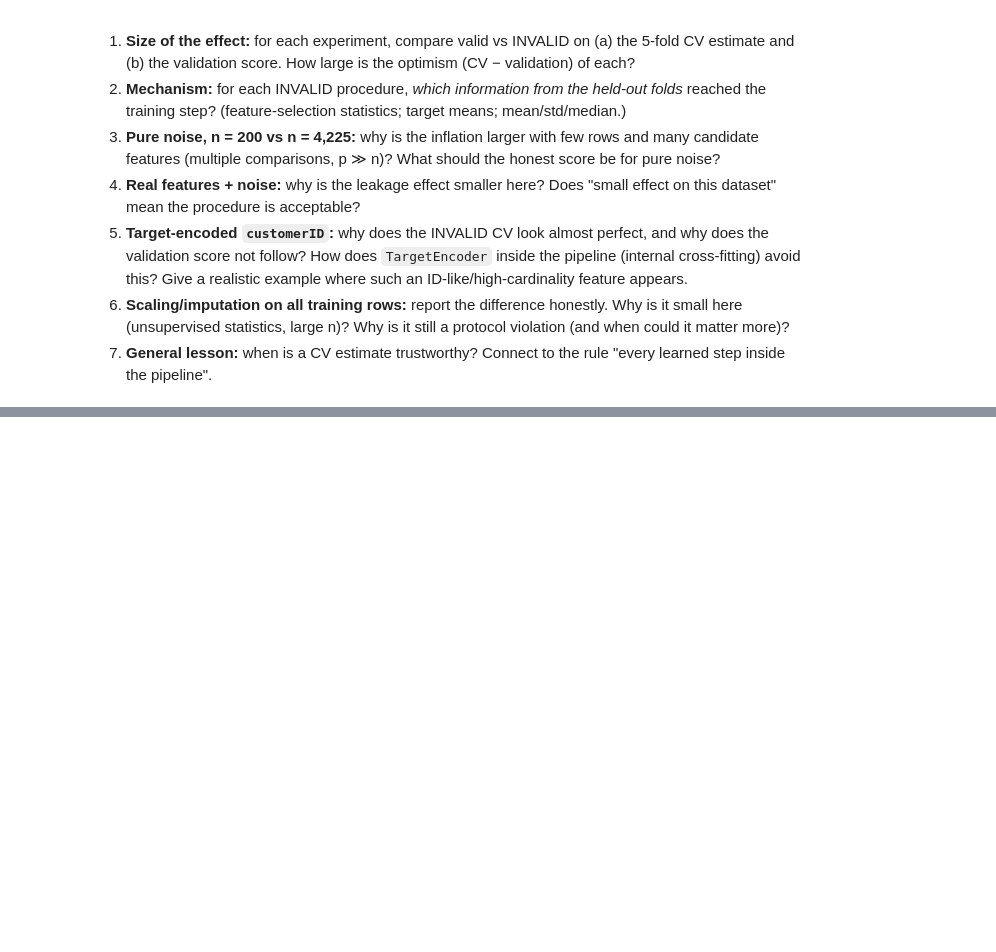
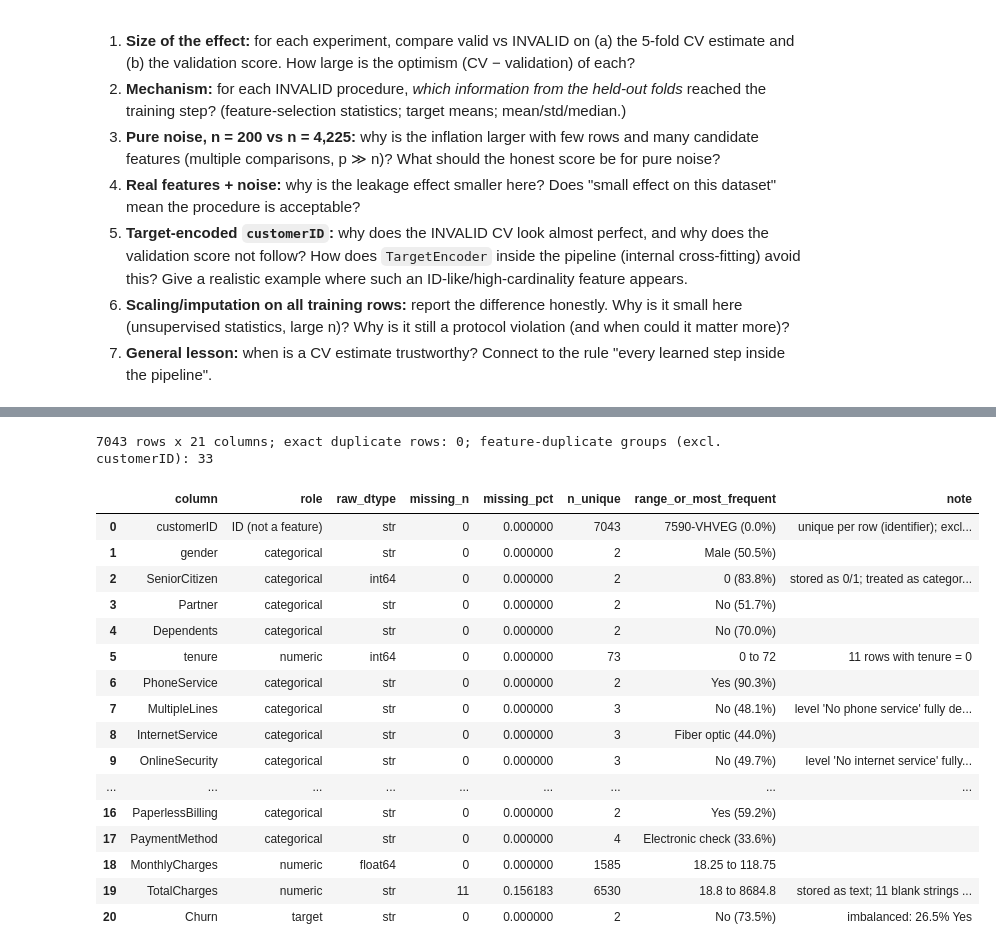
Before and after one commit to berksahiinn/ceng463-midterm, a Jupyter notebook: notebooks/01_Q1_data_leakage.ipynb, the cells around one changed output, grey strips where cells are left out. Cells and saved outputs as stored; diff of their text form; code cells hidden in the pictures; blank space fills up the shorter version.

```diff
--- a/notebooks/01_Q1_data_leakage.ipynb
+++ b/notebooks/01_Q1_data_leakage.ipynb
@@ -914,0 +1108,55 @@ save_fig(fig, 'q1d_leakage_cv_vs_val'); plt.show()
+# %%
+X_aud = raw.copy()
+X_aud['TotalCharges'] = pd.to_numeric(X_aud['TotalCharges'], errors='coerce')
+n_blank = int(raw['TotalCharges'].astype(str).str.strip().eq('').sum())
+r_tc = X_aud['TotalCharges'].corr(X_aud['tenure'] * X_aud['MonthlyCharges'])
+
+# Factual flags from Q1a (no interpretation)
+notes = {
+    TELCO_ID: 'unique per row (identifier); excluded from the features',
+    'tenure': f'{int((X_aud["tenure"] == 0).sum())} rows with tenure = 0',
+    'TotalCharges': (f'stored as text; {n_blank} blank strings (all with tenure = 0) -> NaN; '
+                     f'Pearson r = {r_tc:.4f} with tenure x MonthlyCharges'),
+    'SeniorCitizen': 'stored as 0/1; treated as categorical',
+    'MultipleLines': "level 'No phone service' fully determined by PhoneService = No",
+    TELCO_TARGET: f'imbalanced: {(raw[TELCO_TARGET] == "Yes").mean():.1%} Yes',
+}
+notes.update({s: "level 'No internet service' fully determined by InternetService = No" for s in services})
+
+audit_rows = []
+for c in raw.columns:
+    s = X_aud[c]
+    row = {'column': c, 'role': roles[c], 'raw_dtype': str(raw[c].dtype),
+           'missing_n': int(s.isna().sum()), 'missing_pct': 100 * s.isna().mean(),
+           'n_unique': int(s.nunique())}
+    if c in NUM_COLS:
+        row['range_or_most_frequent'] = f'{s.min():g} to {s.max():g}'
+    else:
+        vc = s.value_counts()
+        row['range_or_most_frequent'] = f'{vc.index[0]} ({vc.iloc[0] / len(s):.1%})'
+    row['note'] = notes.get(c, '')
+    audit_rows.append(row)
+audit = pd.DataFrame(audit_rows)
+save_table(audit, 'q1e_dataset_audit', float_format='%.2f')
+print(f'{len(raw)} rows x {raw.shape[1]} columns; exact duplicate rows: {int(raw.duplicated().sum())}; '
+      f'feature-duplicate groups (excl. customerID): {len(per_group)}')
+audit
+# %% [output]
+7043 rows x 21 columns; exact duplicate rows: 0; feature-duplicate groups (excl. customerID): 33
+|  | column | role | raw_dtype | missing_n | missing_pct | n_unique | range_or_most_frequent | note |
+| 0 | customerID | ID (not a feature) | str | 0 | 0.000000 | 7043 | 7590-VHVEG (0.0%) | unique per row (identifier); excl... |
+| 1 | gender | categorical | str | 0 | 0.000000 | 2 | Male (50.5%) |  |
+| 2 | SeniorCitizen | categorical | int64 | 0 | 0.000000 | 2 | 0 (83.8%) | stored as 0/1; treated as categor... |
+| 3 | Partner | categorical | str | 0 | 0.000000 | 2 | No (51.7%) |  |
+| 4 | Dependents | categorical | str | 0 | 0.000000 | 2 | No (70.0%) |  |
+| 5 | tenure | numeric | int64 | 0 | 0.000000 | 73 | 0 to 72 | 11 rows with tenure = 0 |
+| 6 | PhoneService | categorical | str | 0 | 0.000000 | 2 | Yes (90.3%) |  |
+| 7 | MultipleLines | categorical | str | 0 | 0.000000 | 3 | No (48.1%) | level 'No phone service' fully de... |
+| 8 | InternetService | categorical | str | 0 | 0.000000 | 3 | Fiber optic (44.0%) |  |
+| 9 | OnlineSecurity | categorical | str | 0 | 0.000000 | 3 | No (49.7%) | level 'No internet service' fully... |
+| ... | ... | ... | ... | ... | ... | ... | ... | ... |
+| 16 | PaperlessBilling | categorical | str | 0 | 0.000000 | 2 | Yes (59.2%) |  |
+| 17 | PaymentMethod | categorical | str | 0 | 0.000000 | 4 | Electronic check (33.6%) |  |
+| 18 | MonthlyCharges | numeric | float64 | 0 | 0.000000 | 1585 | 18.25 to 118.75 |  |
+| 19 | TotalCharges | numeric | str | 11 | 0.156183 | 6530 | 18.8 to 8684.8 | stored as text; 11 blank strings ... |
+| 20 | Churn | target | str | 0 | 0.000000 | 2 | No (73.5%) | imbalanced: 26.5% Yes |
```
Also changed, not shown: parts of 19 cells of this notebook, 12 other files.
